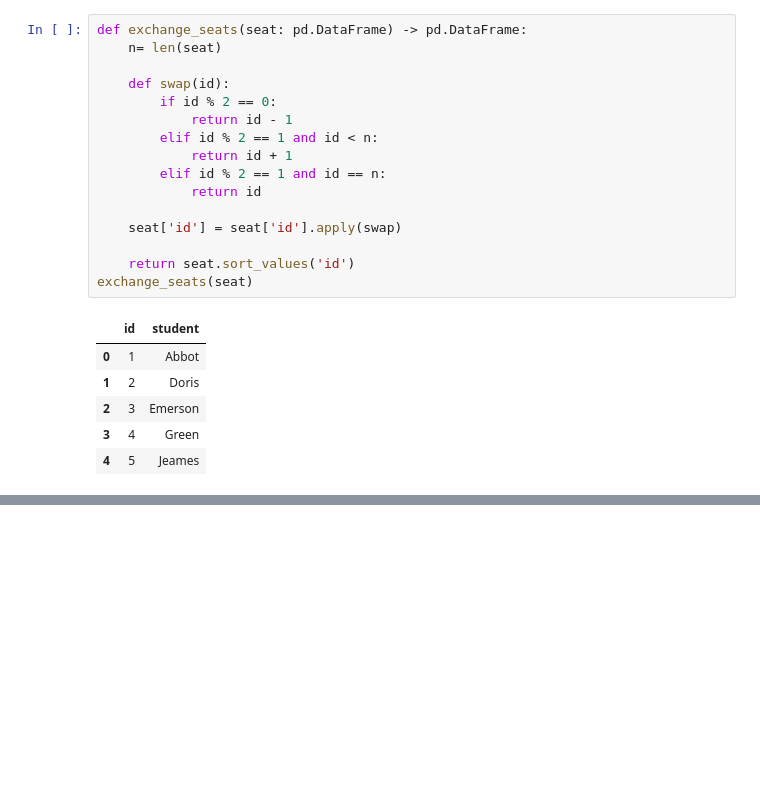
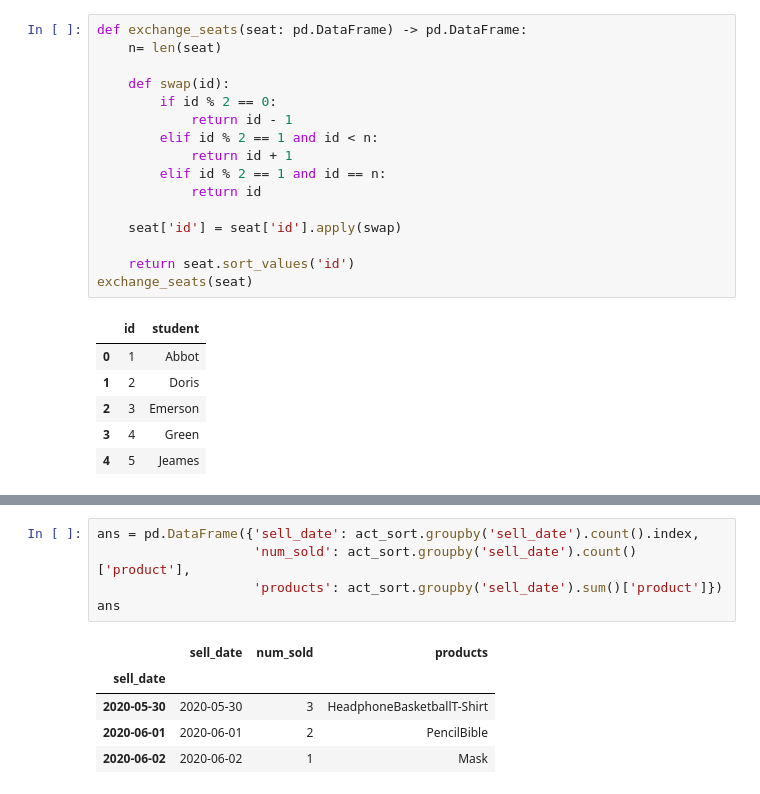
Before and after one commit to eagles0924/liveCodingTest, a Jupyter notebook: pandas_0824.ipynb, the cells around one changed output, grey strips where cells are left out. Saved outputs shown, nothing was run; the diff lists cells and outputs as text; blank space fills up the shorter version.

```diff
--- a/pandas_0824.ipynb
+++ b/pandas_0824.ipynb
@@ -424,0 +496,11 @@ exchange_seats(seat)
+# %%
+ans = pd.DataFrame({'sell_date': act_sort.groupby('sell_date').count().index,
+                    'num_sold': act_sort.groupby('sell_date').count()['product'],
+                    'products': act_sort.groupby('sell_date').sum()['product']})
+ans
+# %% [output]
+|  | sell_date | num_sold | products |
+| sell_date |  |  |  |
+| 2020-05-30 | 2020-05-30 | 3 | HeadphoneBasketballT-Shirt |
+| 2020-06-01 | 2020-06-01 | 2 | PencilBible |
+| 2020-06-02 | 2020-06-02 | 1 | Mask |
```
Also changed, not shown: parts of 6 cells of this notebook, 4 other files.
